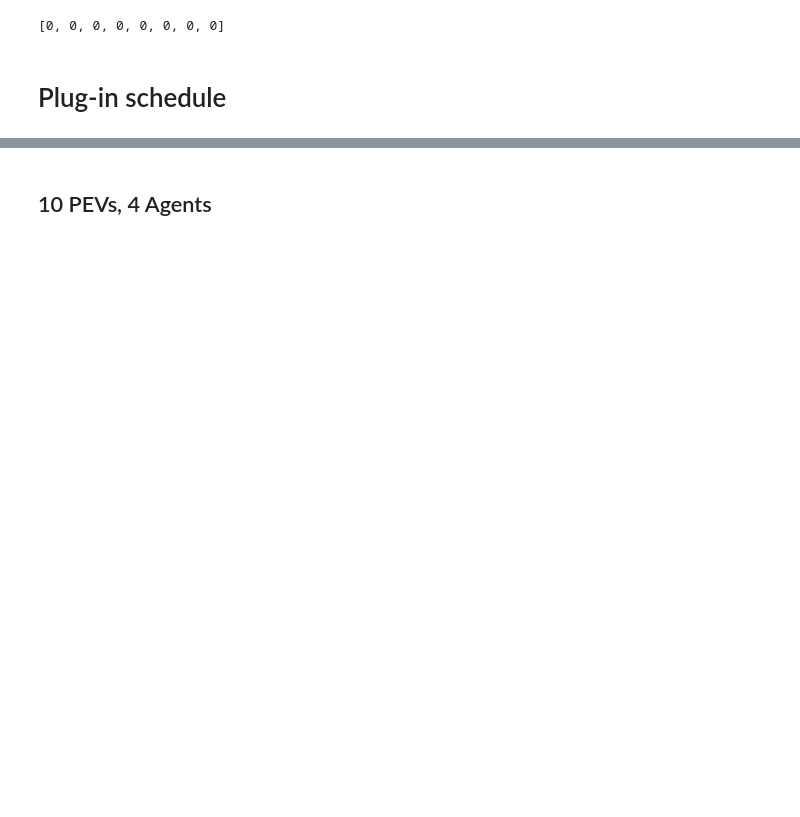
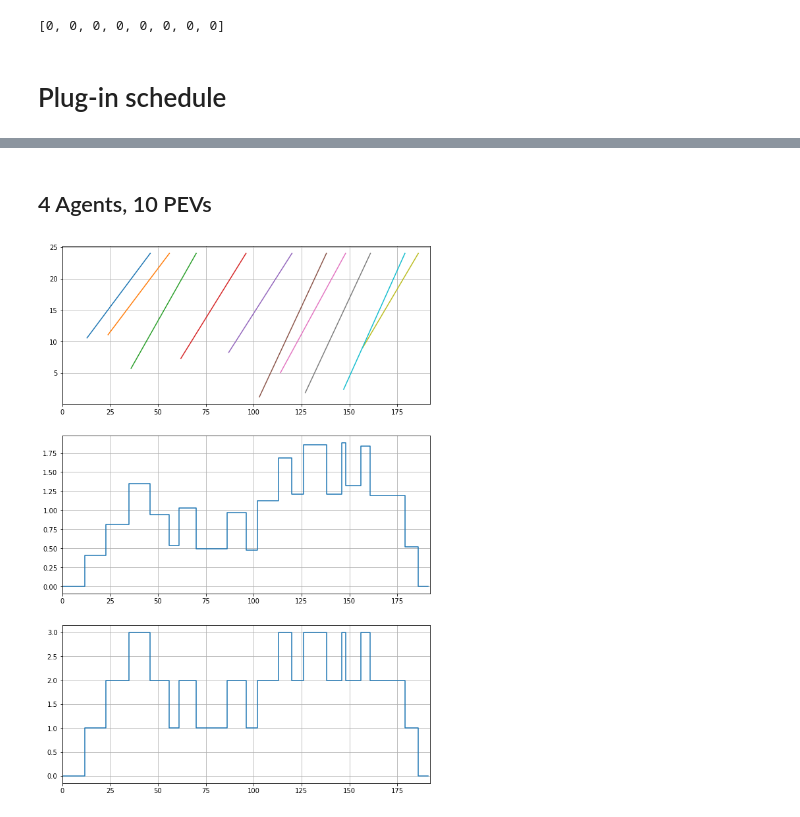
Before and after one commit to ArciAndres/pev_battery_charge, a Jupyter notebook: notebooks/PEVEnvironmentDescription.ipynb, the cells around one changed output, grey strips where cells are left out. Cells and saved outputs as stored; diff of their text form; code cells hidden in the pictures; blank space fills up the shorter version.

```diff
--- a/notebooks/PEVEnvironmentDescription.ipynb
+++ b/notebooks/PEVEnvironmentDescription.ipynb
@@ -115,2 +128,19 @@ cs_schedule.iloc[30:50]
 # %% [markdown]
-## 10 PEVs, 4 Agents
+## 4 Agents, 10 PEVs
+# %%
+config.n_stations = 4
+config.n_pevs = 10
+env = PEVBatteryCharge(args=config)
+#env.__dict__
+# %%
+from time import sleep
+
+for _ in range(10):
+    #sleep(1)
+    env.build_random_schedule()
+    env.compute_greedy_charge()
+    env.compute_power_ideal()
+    env.compute_pev_plugin()
+    env.plot_simulation(plots=[1,2,3])
+# %% [output]
+[figure, added]
```
Also changed, not shown: parts of 8 cells of this notebook, 3 other files.
